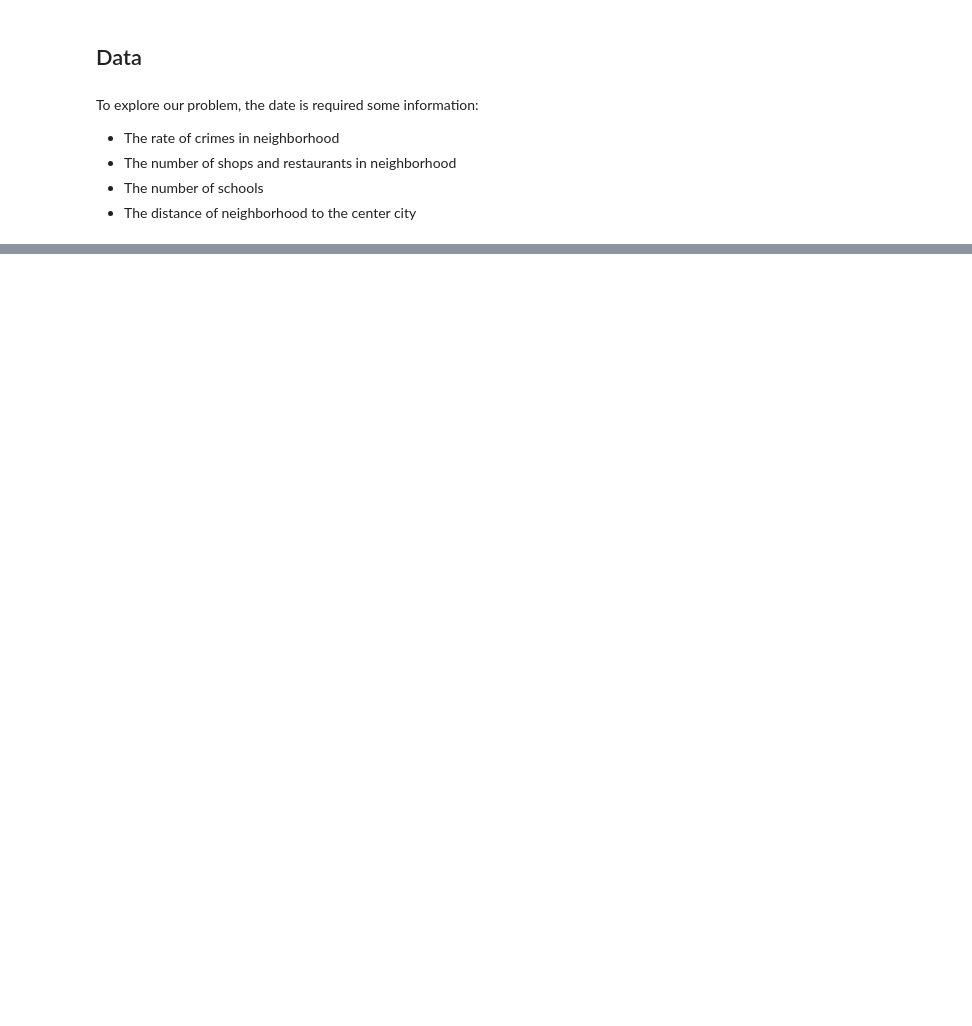
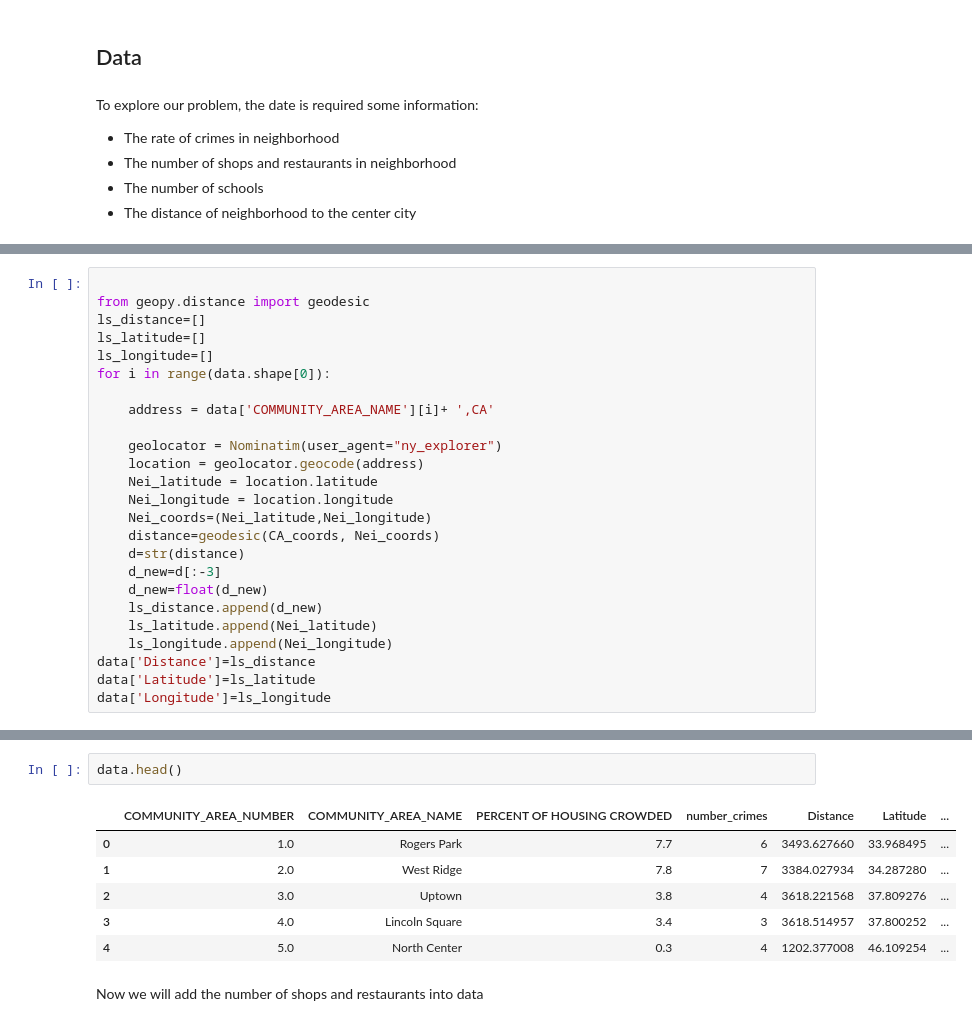
Before and after one commit to tranthip/Coursera_Capstone, a Jupyter notebook: Capstone_project.ipynb, the cells around one changed output, grey strips where cells are left out. Drawn from its saved outputs; the diff is of its cells as text; blank space fills up the shorter version.

```diff
--- a/Capstone_project.ipynb
+++ b/Capstone_project.ipynb
@@ -74,0 +202,25 @@ print(geopy.distance.vincenty(coords_1, coords_2))
+# %%
+
+from geopy.distance import geodesic
+ls_distance=[]
+ls_latitude=[]
+ls_longitude=[]
+for i in range(data.shape[0]):
+
+    address = data['COMMUNITY_AREA_NAME'][i]+ ',CA'
+
+    geolocator = Nominatim(user_agent="ny_explorer")
+    location = geolocator.geocode(address)
+    Nei_latitude = location.latitude
+    Nei_longitude = location.longitude
+    Nei_coords=(Nei_latitude,Nei_longitude)
+    distance=geodesic(CA_coords, Nei_coords)
+    d=str(distance)
+    d_new=d[:-3]
+    d_new=float(d_new)
+    ls_distance.append(d_new)
+    ls_latitude.append(Nei_latitude)
+    ls_longitude.append(Nei_longitude)
+data['Distance']=ls_distance
+data['Latitude']=ls_latitude
+data['Longitude']=ls_longitude
@@ -74,0 +238,11 @@ print(geopy.distance.vincenty(coords_1, coords_2))
+# %%
+data.head()
+# %% [output]
+|  | COMMUNITY_AREA_NUMBER | COMMUNITY_AREA_NAME | PERCENT OF HOUSING CROWDED | number_crimes | Distance | Latitude | ... |
+| 0 | 1.0 | Rogers Park | 7.7 | 6 | 3493.627660 | 33.968495 | ... |
+| 1 | 2.0 | West Ridge | 7.8 | 7 | 3384.027934 | 34.287280 | ... |
+| 2 | 3.0 | Uptown | 3.8 | 4 | 3618.221568 | 37.809276 | ... |
+| 3 | 4.0 | Lincoln Square | 3.4 | 3 | 3618.514957 | 37.800252 | ... |
+| 4 | 5.0 | North Center | 0.3 | 4 | 1202.377008 | 46.109254 | ... |
+# %% [markdown]
+Now we will add the number of shops and restaurants into data
```
Also changed, not shown: parts of 28 cells of this notebook.
